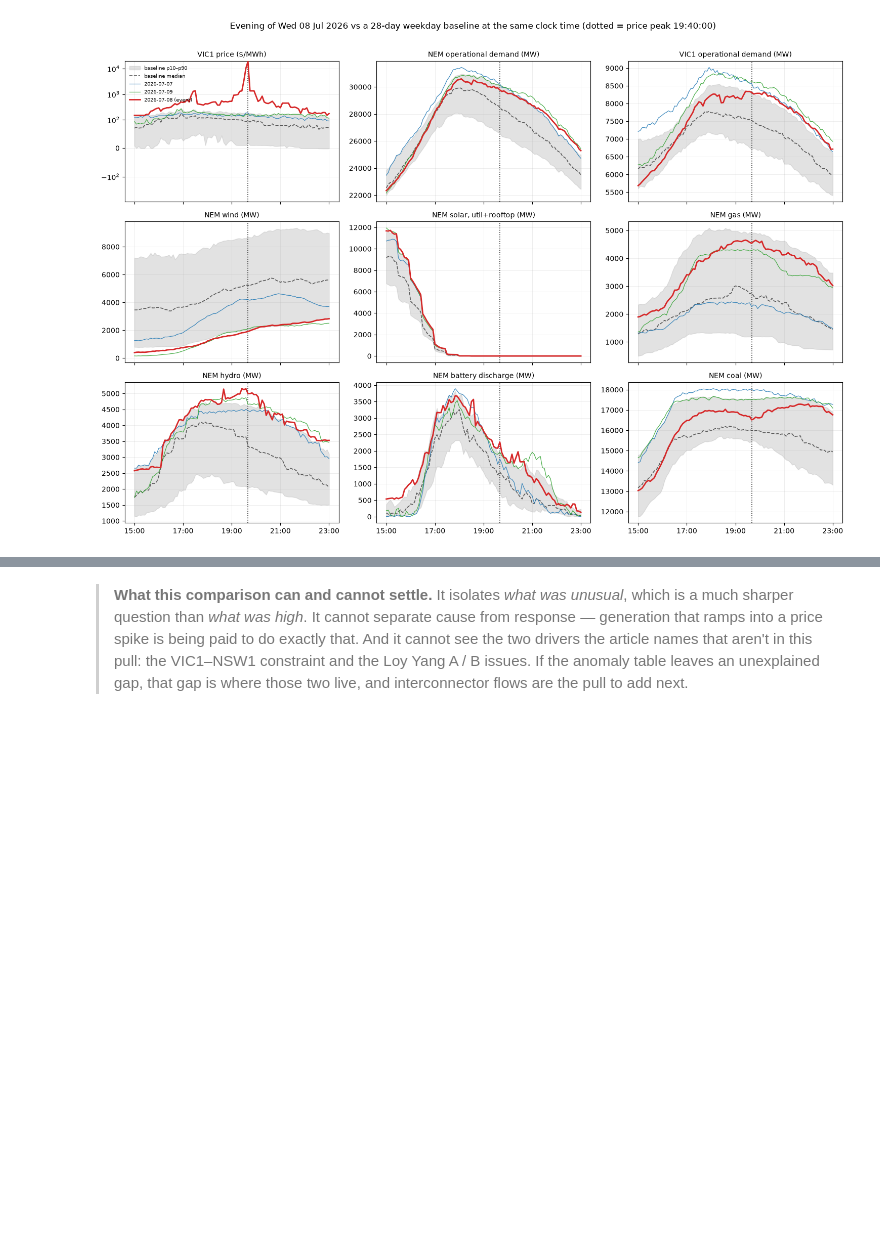
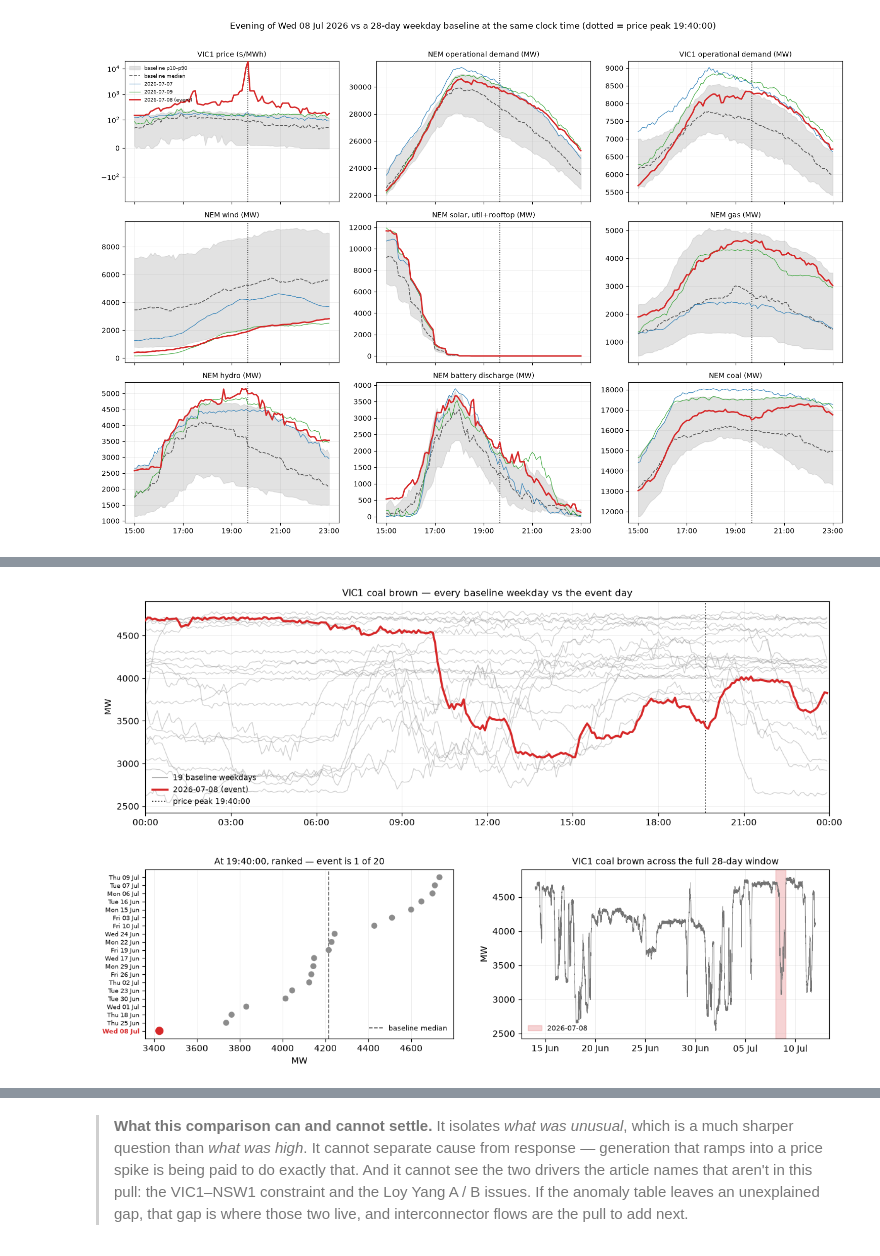
Before and after one commit to solt-qy/nem-battery-sim, a Jupyter notebook: notebooks/02_price_event_20260708.ipynb, the cells around one changed output, grey strips where cells are left out. Drawn from its saved outputs; the diff is of its cells as text; code cells hidden in the pictures; blank space fills up the shorter version.

```diff
--- a/notebooks/02_price_event_20260708.ipynb
+++ b/notebooks/02_price_event_20260708.ipynb
@@ -859,0 +879,77 @@ saved: figures/event_20260708_vs_baseline.png
+# %%
+FOCUS_REGION, FOCUS_FUEL = "VIC1", "coal_brown"
+
+focus = rg[FOCUS_REGION][FOCUS_FUEL]
+FOCUS_LABEL = f"{FOCUS_REGION} {FOCUS_FUEL.replace('_', ' ')}"
+
+base_mask = _baseline_mask(focus.index)
+base_days = sorted({ts.date() for ts in focus.index[base_mask]})
+at_peak = focus[(focus.index.time == PEAK_TOD) & base_mask]
+ev_val = focus.loc[peak_t]
+
+n_lower = int((at_peak < ev_val).sum())
+print(f"{FOCUS_LABEL} at {peak_t}: {ev_val:,.0f} MW")
+print(f"   rank {n_lower + 1} of {len(at_peak) + 1} days "
+      f"({int((at_peak > ev_val).sum())} baseline weekdays higher, {n_lower} lower)")
+print(f"   baseline at {PEAK_TOD}: min {at_peak.min():,.0f} | median {at_peak.median():,.0f} "
+      f"| max {at_peak.max():,.0f} MW")
+print(f"   event-day min {focus.loc[EVENT_DAY].min():,.0f} MW at "
+      f"{focus.loc[EVENT_DAY].idxmin()}")
+
+fig = plt.figure(figsize=(14, 9))
+gs = fig.add_gridspec(2, 2, height_ratios=[1.25, 1.0], hspace=0.3, wspace=0.22)
+ax1, ax2, ax3 = fig.add_subplot(gs[0, :]), fig.add_subplot(gs[1, 0]), fig.add_subplot(gs[1, 1])
+
+# 1. Spaghetti: every baseline weekday, with the event day on top.
+for d in base_days:
+    s = to_clock(focus.loc[str(d)])
+    ax1.plot(s.index, s, color="0.6", lw=0.8, alpha=0.5, zorder=1)
+ax1.plot([], [], color="0.6", lw=0.8, label=f"{len(base_days)} baseline weekdays")
+s_ev = to_clock(focus.loc[EVENT_DAY])
+ax1.plot(s_ev.index, s_ev, color="#d62728", lw=2.4, zorder=3, label=f"{EVENT_DAY} (event)")
+ax1.axvline(pd.Timestamp(f"{CLOCK_DAY}{PEAK_TOD}"), color="0.15", ls=":", lw=1.3,
+            zorder=2, label=f"price peak {PEAK_TOD}")
+ax1.set_title(f"{FOCUS_LABEL} — every baseline weekday vs the event day", fontsize=11)
+ax1.set_ylabel("MW")
+ax1.legend(frameon=False, fontsize=8.5, loc="lower left")
+ax1.grid(True, alpha=0.25, lw=0.6)
+ax1.set_xlim(pd.Timestamp(CLOCK_DAY + "00:00"),
+             pd.Timestamp(CLOCK_DAY + "00:00") + pd.Timedelta("1D"))
+ax1.xaxis.set_major_formatter(mdates.DateFormatter("%H:%M"))
+ax1.xaxis.set_major_locator(mdates.HourLocator(interval=3))
+
+# 2. Ranked dot plot at the peak interval. Dots, not bars: the axis does not start at
+#    zero, and truncated bars would exaggerate the differences.
+ranked = pd.concat([at_peak, pd.Series({peak_t: ev_val})]).sort_values()
+is_event = [ts == peak_t for ts in ranked.index]
+ypos = range(len(ranked))
+ax2.scatter(ranked.to_numpy(), list(ypos),
+            color=["#d62728" if e else "0.55" for e in is_event],
+            s=[70 if e else 34 for e in is_event], zorder=3)
+ax2.axvline(at_peak.median(), color="0.35", ls="--", lw=1.1, label="baseline median")
+ax2.set_yticks(list(ypos))
+ax2.set_yticklabels([ts.strftime("%a %d %b") for ts in ranked.index], fontsize=7.5)
+for tick, e in zip(ax2.get_yticklabels(), is_event):
+    if e:
+        tick.set_color("#d62728")
+        tick.set_fontweight("bold")
+ax2.set_xlabel("MW")
+ax2.set_title(f"At {PEAK_TOD}, ranked — event is {n_lower + 1} of {len(ranked)}", fontsize=10)
+ax2.legend(frameon=False, fontsize=8, loc="lower right")
+ax2.grid(True, axis="x", alpha=0.25, lw=0.6)
+
+# 3. The whole baseline window, to separate a one-evening dip from a sustained one.
+ax3.plot(focus.index, focus.to_numpy(), color="0.45", lw=0.6)
+ax3.axvspan(pd.Timestamp(EVENT_DAY), pd.Timestamp(EVENT_DAY) + pd.Timedelta("1D"),
+            color="#d62728", alpha=0.2, label=f"{EVENT_DAY}")
+ax3.set_ylabel("MW")
+ax3.set_title(f"{FOCUS_LABEL} across the full {BASELINE_DAYS}-day window", fontsize=10)
+ax3.legend(frameon=False, fontsize=8, loc="lower left")
+ax3.grid(True, alpha=0.25, lw=0.6)
+ax3.xaxis.set_major_formatter(mdates.DateFormatter("%d %b"))
+ax3.xaxis.set_major_locator(mdates.DayLocator(interval=5))
+
+out = FIGURES / f"event_{EVENT_DAY.replace('-', '')}_{FOCUS_REGION}_{FOCUS_FUEL}.png"
+fig.savefig(out, dpi=150, bbox_inches="tight")
+print(f"\nsaved: {out.relative_to(PROJECT_ROOT)}")
+# %% [output]
@@ -859,0 +962 @@ saved: figures/event_20260708_vs_baseline.png
+[figure, added]
```
Also changed, not shown: parts of 3 cells of this notebook, 1 other file.
